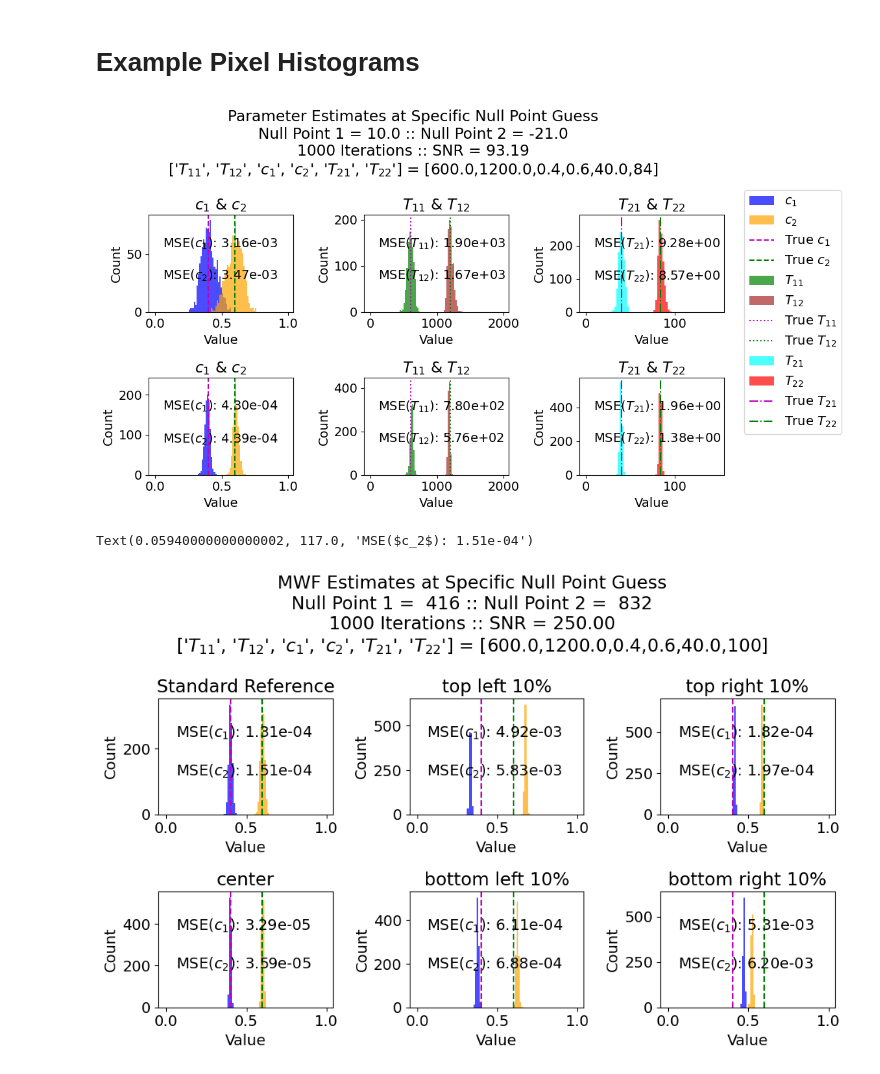
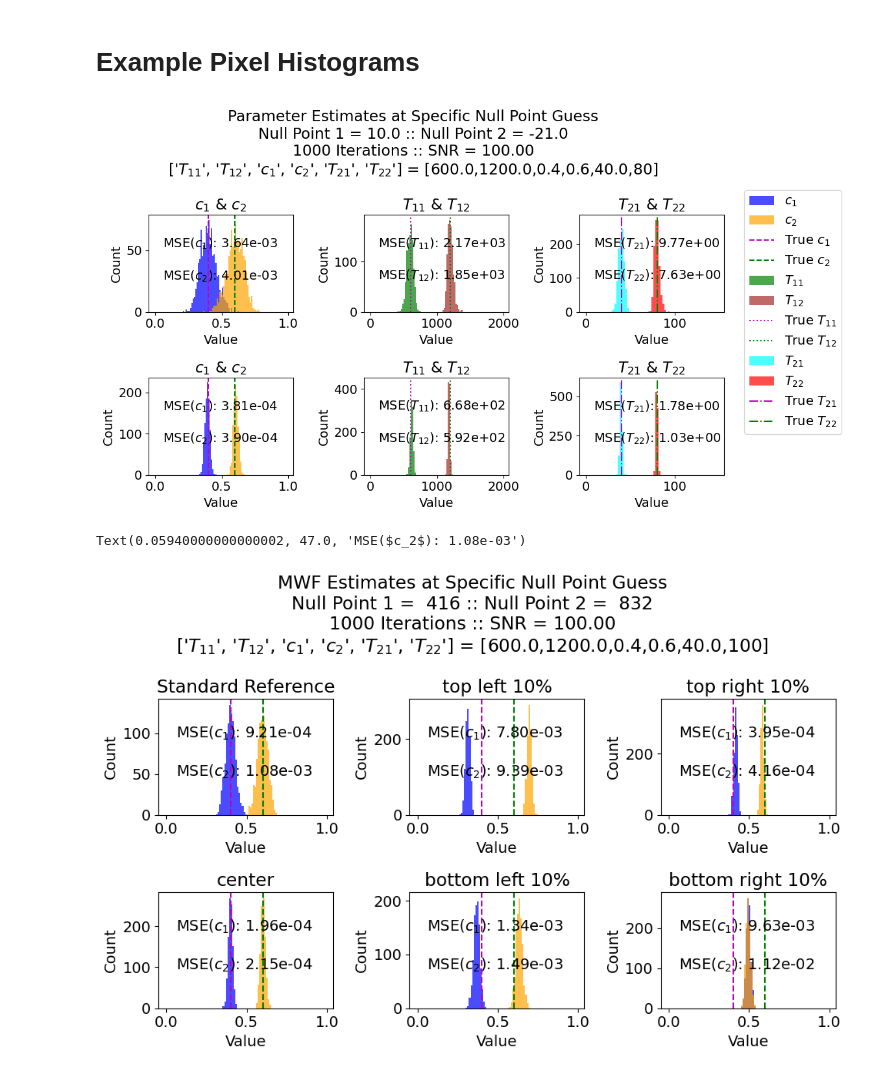
Before and after one commit to Griffin997/Stabilization, a Jupyter notebook: Reassign_Experiment/reassign_T2rat_Exp_Analysis.ipynb, the cells around one changed output. Saved outputs shown, nothing was run; the diff lists cells and outputs as text; code cells hidden in the pictures.

```diff
--- a/Reassign_Experiment/reassign_T2rat_Exp_Analysis.ipynb
+++ b/Reassign_Experiment/reassign_T2rat_Exp_Analysis.ipynb
@@ -486,8 +563,8 @@ No artists with labels found to put in legend.  Note that artists whose label st
 # %% [markdown]
 # Example Pixel Histograms
 # %%
-SNR_index_oi = 8
-T2rat_index_oi = 6
+SNR_index_oi = -4
+T2rat_index_oi = 5
 
 center_oi_list = np.array([[len(np1_array)//2+1,len(np2_array)//2-1]])#[0,0],[ 0,-1],[ -1,-1],[ -1, 0],])
 hist_titles = ["top left", "top right", "bottom right", "bottom left", "center"]
@@ -610,9 +687,9 @@ for iter in range(len(center_oi_list)):
 
     fig.legend(loc='center left', bbox_to_anchor=(1, 0.5))
 # %% [output]
-[figure, old version]
+[figure, new version]
 # %%
-SNR_index_oi = -1
+SNR_index_oi = -4
 T2rat_index_oi = -1
 
 center_oi_list = np.array([[2,2],[ 2,-3],[len(np1_array)//2,len(np2_array)//2],[ -3,2],[ -3, -3]])
@@ -644,32 +721,32 @@ for iter in range(len(center_oi_list)):
     ax[y_ax,x_ax].axvline(x = true_params[2], label = r'True $c_{1}$', color='m', ls = '--')
     ax[y_ax,x_ax].axvline(x = true_params[3], label = r'True $c_{2}$', color='g', ls = '--')
     ax[y_ax,x_ax].set_xlabel('Value')
     ax[y_ax,x_ax].set_ylabel('Count')
     ax[y_ax,x_ax].set_title(f"{hist_titles[iter]}")#\nMSE({ParamTitle_6p[-4]}) = {MSEMat[-4]:.2e}\nMSE({ParamTitle_6p[-3]}) = {MSEMat[-3]:.2e}")
 
     ymin, ymax = ax[y_ax,x_ax].get_ylim()
     xmin, xmax = ax[y_ax,x_ax].get_xlim()
     yup = ymin+(ymax-ymin)*2//3
     ydn = ymin+(ymax-ymin)*1//3
     ax[y_ax,x_ax].text(xmin+(xmax-xmin)*0.1, yup, f"MSE({ParamTitle_6p[-4]}): {MSEMat[-4] :0.2e}", color = 'k')
     ax[y_ax,x_ax].text(xmin+(xmax-xmin)*0.1, ydn, f"MSE({ParamTitle_6p[-3]}): {MSEMat[-3] :0.2e}", color = 'k')
 
 MSEMat, varMat, sqBMat = calc_MSE(SR_pEst_cf[SR_index_match,:,:], T2rat_true_params)
 
 ax[0,0].hist(x=SR_pEst_cf[SR_index_match,:,-4], bins=bin_array, color='b', label = r'$c_{1}$', alpha = 0.7)
 ax[0,0].hist(x=SR_pEst_cf[SR_index_match,:,-3], bins=bin_array, color='orange', label = r'$c_{2}$', alpha = 0.7)
 ax[0,0].axvline(x = true_params[2], label = r'True $c_{1}$', color='m', ls = '--')
 ax[0,0].axvline(x = true_params[3], label = r'True $c_{2}$', color='g', ls = '--')
 ax[0,0].set_xlabel('Value')
 ax[0,0].set_ylabel('Count')
 ax[0,0].set_title(f"Standard Reference")#\nMSE({ParamTitle_6p[-4]}) = {MSEMat[-4]:.2e}\nMSE({ParamTitle_6p[-3]}) = {MSEMat[-3]:.2e}")
 
 xmin, xmax = ax[0,0].get_xlim()
 ymin, ymax = ax[0,0].get_ylim()
 yup = ymin+(ymax-ymin)*2//3
 ydn = ymin+(ymax-ymin)*1//3
 ax[0,0].text(xmin+(xmax-xmin)*0.1, yup, f"MSE({ParamTitle_6p[-4]}): {MSEMat[-4] :0.2e}", color = 'k')
 ax[0,0].text(xmin+(xmax-xmin)*0.1, ydn, f"MSE({ParamTitle_6p[-3]}): {MSEMat[-3] :0.2e}", color = 'k')
 # %% [output]
-Text(0.05940000000000002, 117.0, 'MSE($c_2$): 1.51e-04')
+Text(0.05940000000000002, 47.0, 'MSE($c_2$): 1.08e-03')
-[figure, old version]
+[figure, new version]
```
Also changed, not shown: parts of 15 cells of this notebook.
